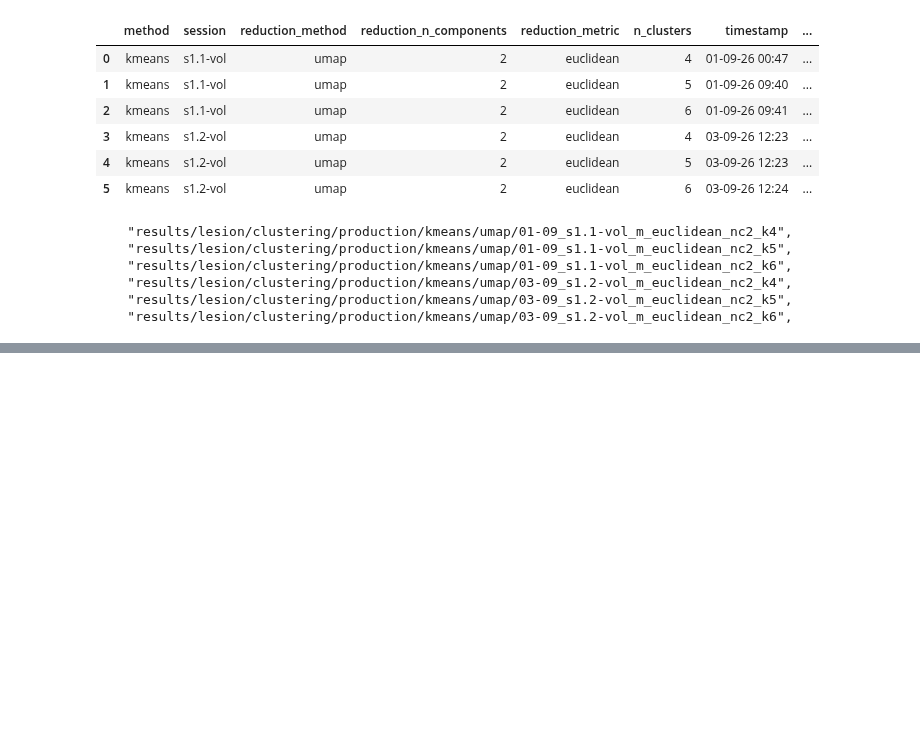
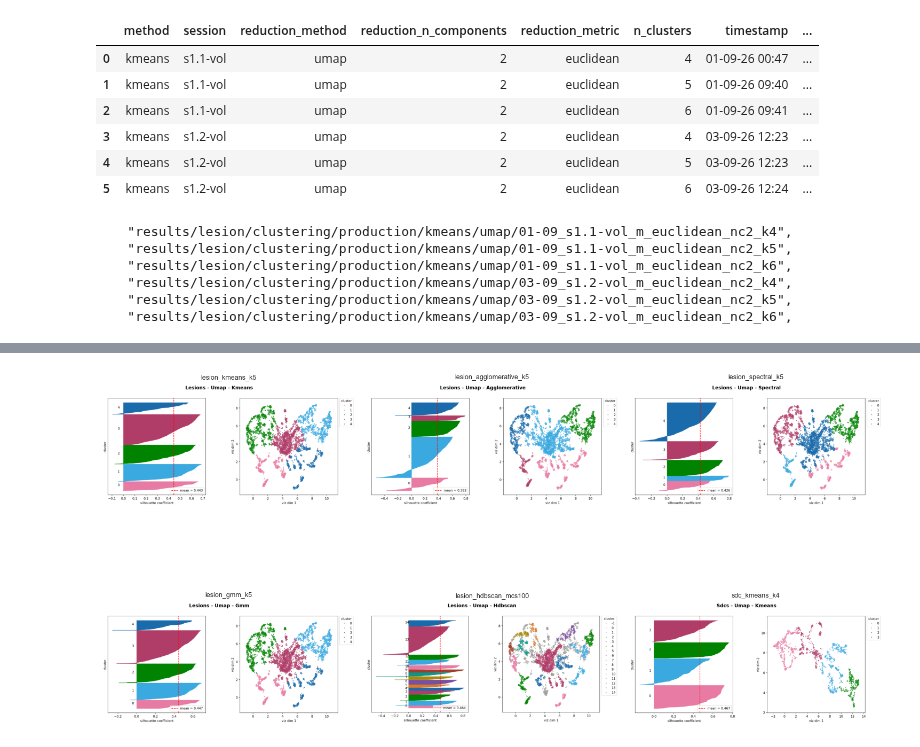
Before and after one commit to EmmaTosato/NEMESIS_fs, a Jupyter notebook: notebooks/post-results_analysis/clustering_evaluation.ipynb, the cells around one changed output, grey strips where cells are left out. Saved outputs shown, nothing was run; the diff lists cells and outputs as text; code cells hidden in the pictures; blank space fills up the shorter version.

```diff
--- a/notebooks/post-results_analysis/clustering_evaluation.ipynb
+++ b/notebooks/post-results_analysis/clustering_evaluation.ipynb
@@ -1469,0 +678,4 @@ plot_representative_map(example_run, example_subject, example_dataset, style="gl
+# %%
+plot_production_runs([run["input_dir"] for run in plotted.values()], plot_file="silhouette_plot.png", titles=list(plotted))
+# %% [output]
+[figure, added]
```
Also changed, not shown: parts of 122 cells of this notebook, 10 other files.
